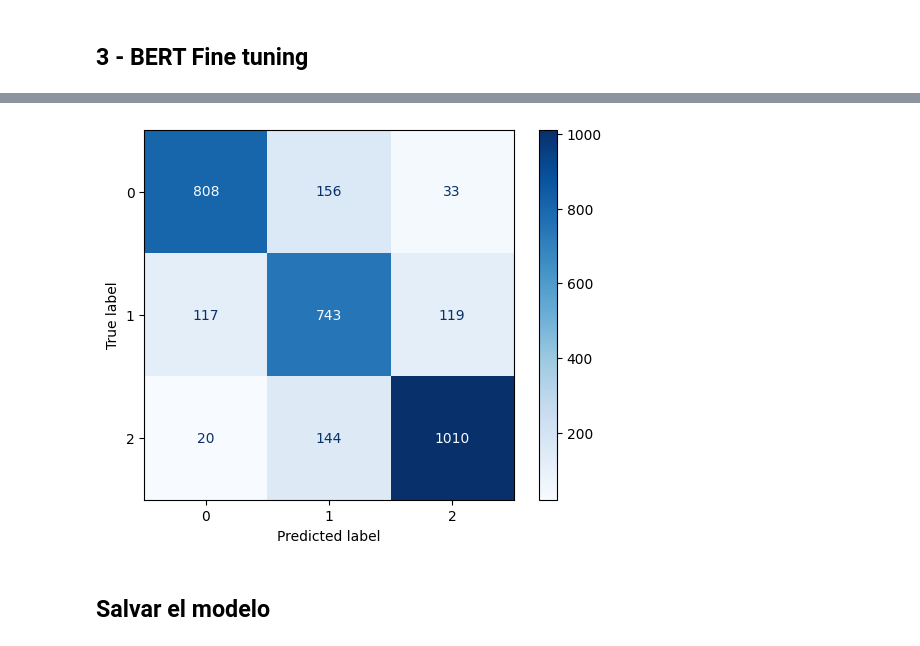
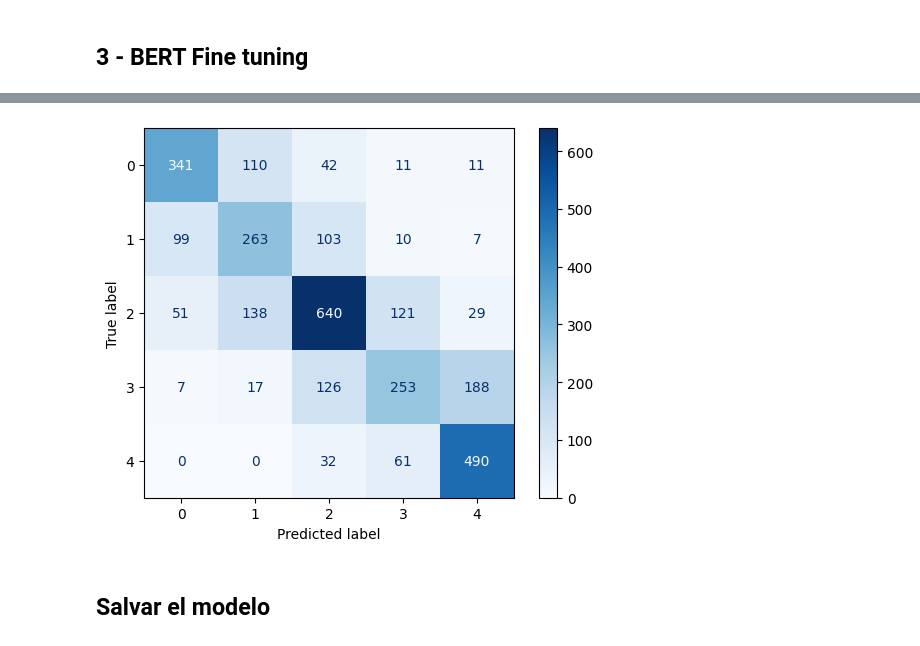
Before and after one commit to FIUBA-Posgrado-Inteligencia-Artificial/procesamiento_lenguaje_natural, a Jupyter notebook: desafios/desafio_5/Desafio_5.ipynb, the cells around one changed output, grey strips where cells are left out. Cells and saved outputs as stored; diff of their text form; code cells hidden in the pictures.

```diff
--- a/desafios/desafio_5/Desafio_5.ipynb
+++ b/desafios/desafio_5/Desafio_5.ipynb
@@ -343,7 +343,7 @@ for layer in model2.layers:
 optimizer = Adam(learning_rate=0.00001)
 model2.compile(optimizer=optimizer,
               loss='categorical_crossentropy',
-              metrics=['accuracy'])
+              metrics=['accuracy', tensorflow.keras.metrics.F1Score(average='macro')])
 
 model2.summary()
 # %% [output]
@@ -401,11 +403,11 @@ scores[1]
 # %%
 from sklearn.metrics import confusion_matrix, ConfusionMatrixDisplay
 cm = confusion_matrix(y_test.argmax(axis=1), y_hat2)
-cmd = ConfusionMatrixDisplay(cm, display_labels=list(range(3)))
+cmd = ConfusionMatrixDisplay(cm, display_labels=list(range(5)))
 cmd.plot(cmap=plt.cm.Blues)
 plt.show()
 # %% [output]
-[figure, old version]
+[figure, new version]
 # %% [markdown]
 ## Salvar el modelo
 # %%
```
Also changed, not shown: parts of 5 cells of this notebook.
